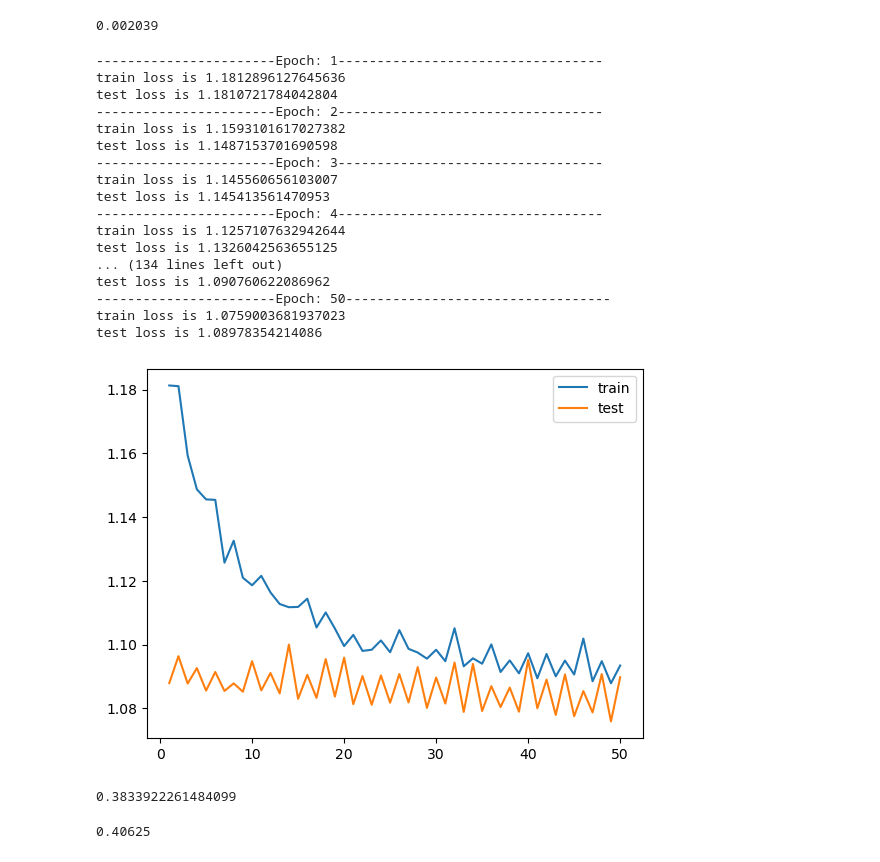
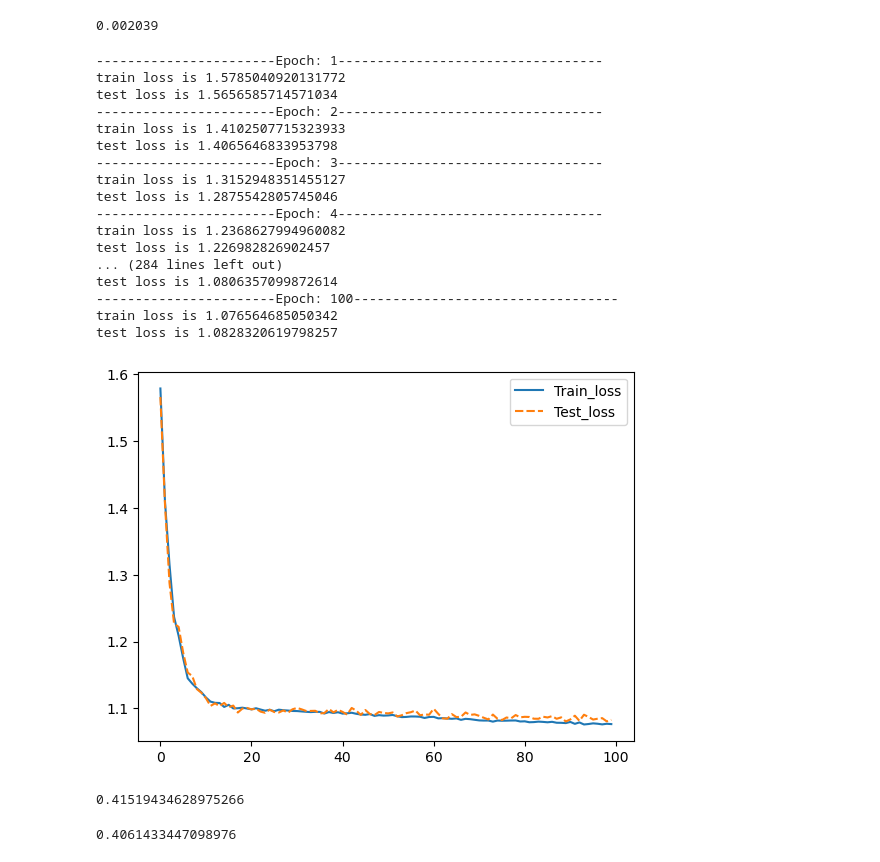
Before and after one commit to MeltonYu/EURUSD-LSTM-prediction, a Jupyter notebook: training_model/USDJPY_Tec_model.ipynb, the cells around one changed output. Saved outputs shown, nothing was run; the diff lists cells and outputs as text; code cells hidden in the pictures.

```diff
--- a/training_model/USDJPY_Tec_model.ipynb
+++ b/training_model/USDJPY_Tec_model.ipynb
@@ -137,8 +142,8 @@ train_loader = torch.utils.data.DataLoader(train_set,batch_size=32,shuffle=True)
 # %%
 import time_net
 
-hyperparas = {'input_dim':x_train.shape[-1],'hidden_dim':32,'hidden_nums':2,'output_dim':3,'block_layer_nums':2, 'LSTM_layer_nums':1
-        , 'dropout_rate':0.5}
+hyperparas = {'input_dim':x_train.shape[-1],'hidden_dim':32,'hidden_nums':5,'output_dim':3,'block_layer_nums':2, 'LSTM_layer_nums':1
+        , 'dropout_rate':0.75}
 
 net_test = time_net.LSTM_Net(hyperparas=hyperparas)
 
@@ -195,36 +200,33 @@ def train_model(loss_function, optimizer, model, loader,train_data,test_data,epo
   return loss_ls
 # %%
 optim_Adam = torch.optim.Adam(net_test.parameters(),lr = 0.0001)
-epochs = 50
+epochs = 100
 loss_ls = train_model(loss_function=loss,optimizer=optim_Adam,model=net_test,loader=train_loader,train_data=train_set,
                       test_data=test_set,epochs=epochs)
 # %% [output]
 -----------------------Epoch: 1----------------------------------
-train loss is 1.1812896127645636
-test loss is 1.1810721784042804
+train loss is 1.5785040920131772
+test loss is 1.5656585714571034
 -----------------------Epoch: 2----------------------------------
-train loss is 1.1593101617027382
-test loss is 1.1487153701690598
+train loss is 1.4102507715323933
+test loss is 1.4065646833953798
 -----------------------Epoch: 3----------------------------------
-train loss is 1.145560656103007
-test loss is 1.145413561470953
+train loss is 1.3152948351455127
+test loss is 1.2875542805745046
 -----------------------Epoch: 4----------------------------------
-train loss is 1.1257107632942644
-test loss is 1.1326042563655125
-... (134 lines left out)
-test loss is 1.090760622086962
------------------------Epoch: 50----------------------------------
-train loss is 1.0759003681937023
-test loss is 1.08978354214086
+train loss is 1.2368627994960082
+test loss is 1.226982826902457
+... (284 lines left out)
+test loss is 1.0806357099872614
+-----------------------Epoch: 100----------------------------------
+train loss is 1.076564685050342
+test loss is 1.0828320619798257
-# %%
-loss_array = np.array(loss_ls).reshape((2,epochs))
-
-plt.plot(range(1,len(loss_array[0])+1),loss_array[0],label = "train")
-plt.plot(range(1,len(loss_array[1])+1),loss_array[1],label= "test")
-plt.legend()
-plt.show()
-# %% [output]
-[figure, removed]
+# %%
+loss_df = pd.DataFrame(data=np.array(loss_ls),columns=["Train_loss", "Test_loss"])
+seaborn.lineplot(data=loss_df)
+plt.show()
+# %% [output]
+[figure, added]
 # %%
 import torch.nn.functional as F
 from sklearn.metrics import accuracy_score
@@ -239,16 +241,16 @@ real_results = test_set[:][1]
 
 accuracy_score(real_results,predict_results)
 # %% [output]
-0.3833922261484099
+0.41519434628975266
 # %%
-act_predict_bool = (predict_results != 1) & (predict_probability > 0.4)
+act_predict_bool = (predict_results != 1) & (predict_probability > 0.35)
 
 act_predict_results = predict_results[act_predict_bool]
 act_real_results = real_results[act_predict_bool]
 
 accuracy_score(act_predict_results,act_real_results)
 # %% [output]
-0.40625
+0.4061433447098976
 # %%
 act_predict_results.shape
 # %% [output]
```
Also changed, not shown: parts of 3 cells of this notebook, 6 other files.
